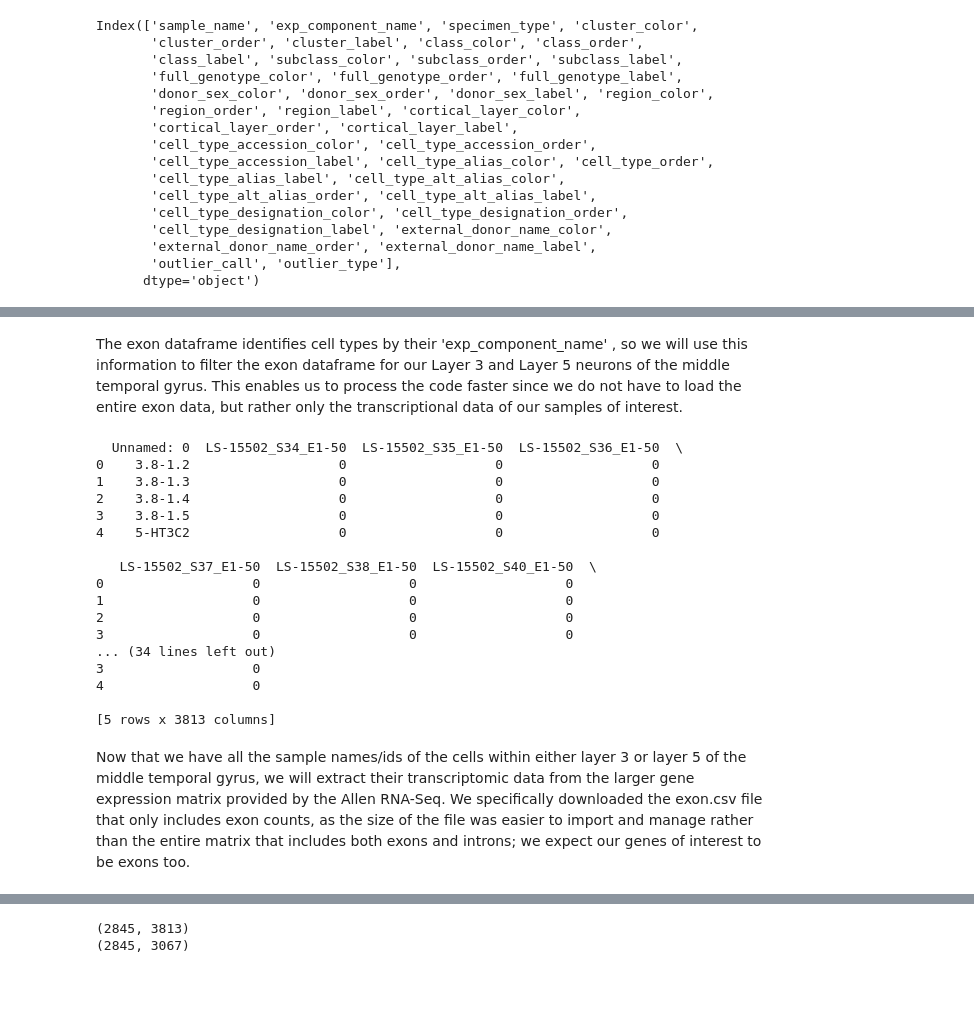
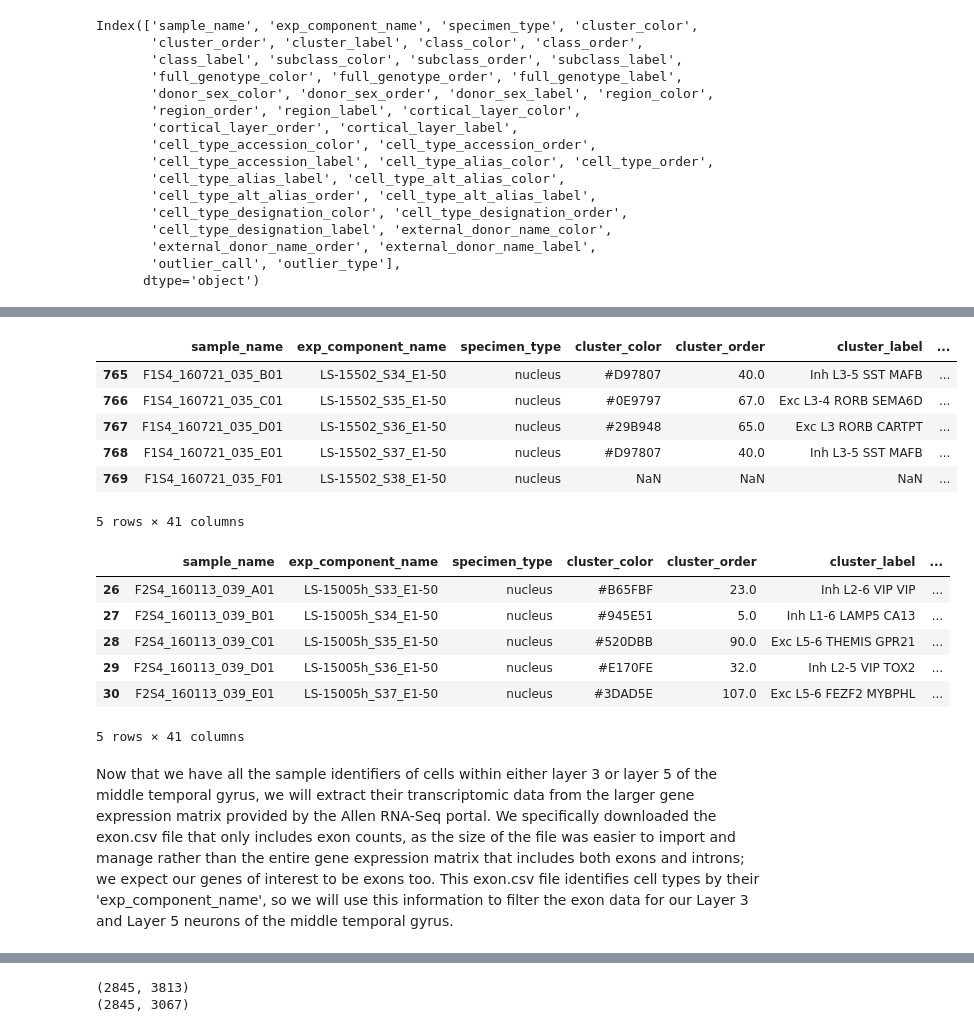
Before and after one commit to cbn003/CellTypes, a Jupyter notebook: CellTypesProject.ipynb, the cells around one changed output, grey strips where cells are left out. Cells and saved outputs as stored; diff of their text form; code cells hidden in the pictures; blank space fills up the shorter version.

```diff
--- a/CellTypesProject.ipynb
+++ b/CellTypesProject.ipynb
@@ -291,39 +268,22 @@ print(gene_layer5.head(5))
-# %% [markdown]
-The exon dataframe identifies cell types by their 'exp_component_name' , so we will use this information to filter the exon dataframe for our Layer 3 and Layer 5 neurons of the middle temporal gyrus. This enables us to process the code faster since we do not have to load the entire exon data, but rather only the transcriptional data of our samples of interest.
-# %%
-# Extracting the cell exp_component_name from Layer 3 and Layer 5 dataframes and turning them into lists
-layer3_ids = gene_layer3['exp_component_name'].tolist()
-layer5_ids = gene_layer5['exp_component_name'].tolist()
-
-# Creating a new list of columns to load from the exon database so that it is more efficient and quick; we are including the "Unnamed: 0" column which stores the gene names
-layer3_columns_to_load = ['Unnamed: 0'] + [col for col in sample_columns if col in layer3_ids]
-layer5_columns_to_load = ['Unnamed: 0'] + [col for col in sample_columns if col in layer5_ids]
-
-# Reading the exon CSV and load only the specified columns for Layer 3
-layer3_genedf = pd.read_csv('exon.csv', usecols=layer3_columns_to_load)
-
-# Reading the exon CSV and load only the specified columns for Layer 5
-layer5_genedf = pd.read_csv('exon.csv', usecols=layer5_columns_to_load)
-
-# Check the first few rows of the Layer 3 filtered dataframe
-print(layer3_genedf.head())
-# %% [output]
-  Unnamed: 0  LS-15502_S34_E1-50  LS-15502_S35_E1-50  LS-15502_S36_E1-50  \
-0    3.8-1.2                   0                   0                   0
-1    3.8-1.3                   0                   0                   0
-2    3.8-1.4                   0                   0                   0
-3    3.8-1.5                   0                   0                   0
-4    5-HT3C2                   0                   0                   0
-
-   LS-15502_S37_E1-50  LS-15502_S38_E1-50  LS-15502_S40_E1-50  \
-0                   0                   0                   0
-1                   0                   0                   0
-2                   0                   0                   0
-3                   0                   0                   0
-... (34 lines left out)
-3                   0
-4                   0
-
-[5 rows x 3813 columns]
+# %%
+gene_layer3.head(5)
+# %% [output]
+|  | sample_name | exp_component_name | specimen_type | cluster_color | cluster_order | cluster_label | ... |
+| 765 | F1S4_160721_035_B01 | LS-15502_S34_E1-50 | nucleus | #D97807 | 40.0 | Inh L3-5 SST MAFB | ... |
+| 766 | F1S4_160721_035_C01 | LS-15502_S35_E1-50 | nucleus | #0E9797 | 67.0 | Exc L3-4 RORB SEMA6D | ... |
+| 767 | F1S4_160721_035_D01 | LS-15502_S36_E1-50 | nucleus | #29B948 | 65.0 | Exc L3 RORB CARTPT | ... |
+| 768 | F1S4_160721_035_E01 | LS-15502_S37_E1-50 | nucleus | #D97807 | 40.0 | Inh L3-5 SST MAFB | ... |
+| 769 | F1S4_160721_035_F01 | LS-15502_S38_E1-50 | nucleus | NaN | NaN | NaN | ... |
+5 rows × 41 columns
+# %%
+gene_layer5.head(5)
+# %% [output]
+|  | sample_name | exp_component_name | specimen_type | cluster_color | cluster_order | cluster_label | ... |
+| 26 | F2S4_160113_039_A01 | LS-15005h_S33_E1-50 | nucleus | #B65FBF | 23.0 | Inh L2-6 VIP VIP | ... |
+| 27 | F2S4_160113_039_B01 | LS-15005h_S34_E1-50 | nucleus | #945E51 | 5.0 | Inh L1-6 LAMP5 CA13 | ... |
+| 28 | F2S4_160113_039_C01 | LS-15005h_S35_E1-50 | nucleus | #520DBB | 90.0 | Exc L5-6 THEMIS GPR21 | ... |
+| 29 | F2S4_160113_039_D01 | LS-15005h_S36_E1-50 | nucleus | #E170FE | 32.0 | Inh L2-5 VIP TOX2 | ... |
+| 30 | F2S4_160113_039_E01 | LS-15005h_S37_E1-50 | nucleus | #3DAD5E | 107.0 | Exc L5-6 FEZF2 MYBPHL | ... |
+5 rows × 41 columns
 # %% [markdown]
-Now that we have all the sample names/ids of the cells within either layer 3 or layer 5 of the middle temporal gyrus, we will extract their transcriptomic data from the larger gene expression matrix provided by the Allen RNA-Seq. We specifically downloaded the exon.csv file that only includes exon counts, as the size of the file was easier to import and manage rather than the entire matrix that includes both exons and introns; we expect our genes of interest to be exons too.
+Now that we have all the sample identifiers of cells within either layer 3 or layer 5 of the middle temporal gyrus, we will extract their transcriptomic data from the larger gene expression matrix provided by the Allen RNA-Seq portal. We specifically downloaded the exon.csv file that only includes exon counts, as the size of the file was easier to import and manage rather than the entire gene expression matrix that includes both exons and introns; we expect our genes of interest to be exons too.  This exon.csv file identifies cell types by their 'exp_component_name', so we will use this information to filter the exon data for our Layer 3 and Layer 5 neurons of the middle temporal gyrus.
```
Also changed, not shown: parts of 10 cells of this notebook.
